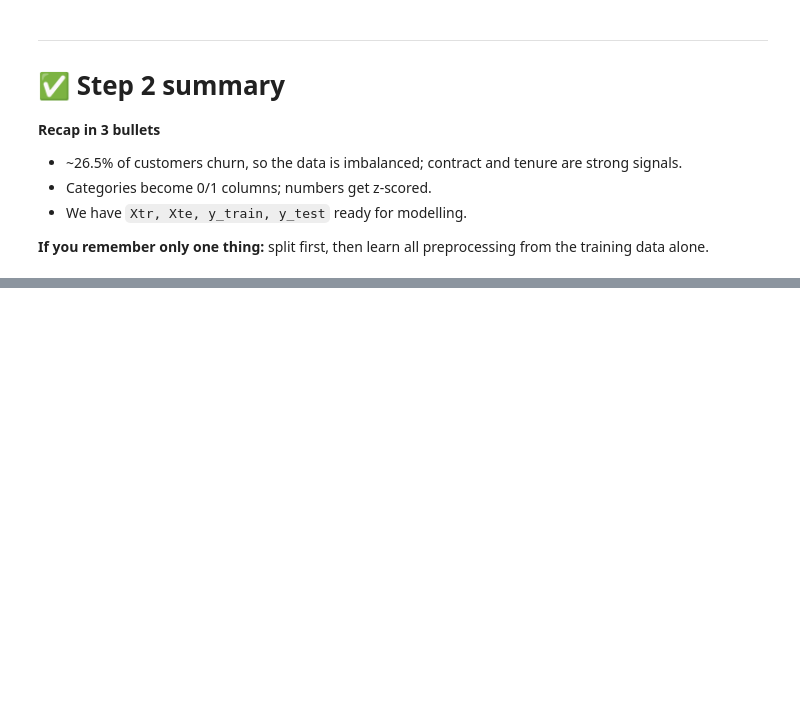
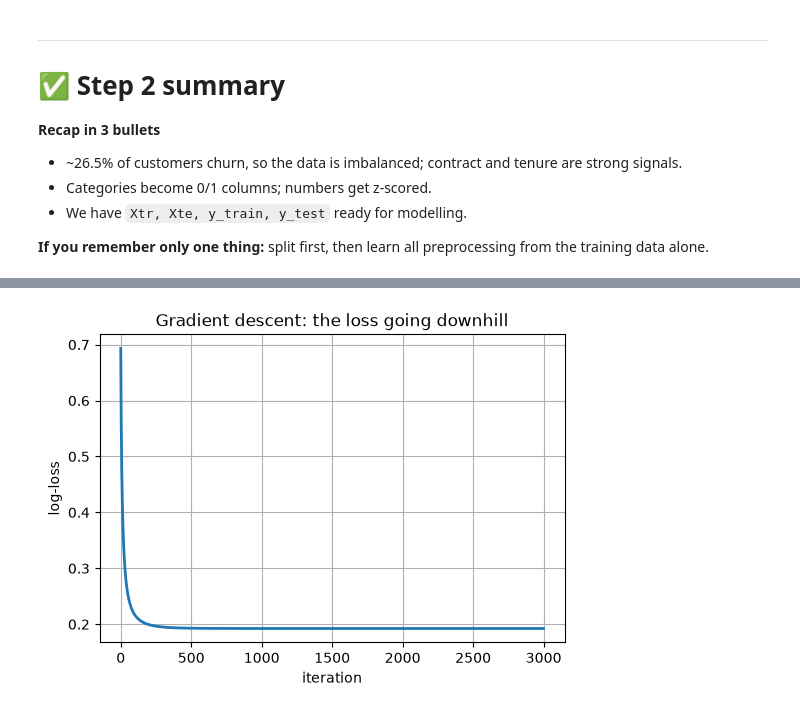
Before and after one commit to Arnav-Shrivastava/logistic-regression-zero-to-one, a Jupyter notebook: logistic_regression_zero_to_one.ipynb, the cells around one changed output, grey strips where cells are left out. Cells and saved outputs as stored; diff of their text form; code cells hidden in the pictures; blank space fills up the shorter version.

Commit message:
feat: add from-scratch logistic regression with decision boundary and sklearn check

```diff
--- a/logistic_regression_zero_to_one.ipynb
+++ b/logistic_regression_zero_to_one.ipynb
@@ -761,0 +846,23 @@ To avoid data leakage: the test set must stay a true 'unseen exam'.
+# %%
+def sigmoid(z):                                  # squash any score into (0, 1)
+    return 1 / (1 + np.exp(-np.clip(z, -500, 500)))   # clip stops overflow for huge |z|
+
+def predict_proba(X, w, b):                     # probability of class 1 for every row of X
+    return sigmoid(X @ w + b)                   # score = X @ w + b, then squash
+
+def log_loss(y, p, eps=1e-12):                  # average log-loss (Step 1.5)
+    p = np.clip(p, eps, 1 - eps)                # avoid ln(0)
+    return -np.mean(y*np.log(p) + (1-y)*np.log(1-p))
+# %%
+def fit(X, y, lr=0.1, n_iter=1000):             # gradient descent training loop
+    n, d = X.shape                              # n customers, d features
+    w, b, history = np.zeros(d), 0.0, []        # start at all-zero weights
+    for _ in range(n_iter):                     # repeat n_iter times
+        p = predict_proba(X, w, b)              # current predictions
+        w -= lr * (X.T @ (p - y)) / n           # nudge weights: lr * (1/n) X^T (p - y)
+        b -= lr * np.mean(p - y)                # nudge bias
+        history.append(log_loss(y, p))          # remember the loss to plot later
+    return w, b, history
+
+def predict(X, w, b, threshold=0.5):            # hard yes/no using the threshold
+    return (predict_proba(X, w, b) >= threshold).astype(int)
@@ -761,0 +894,7 @@ To avoid data leakage: the test set must stay a true 'unseen exam'.
+# %%
+from sklearn.datasets import make_classification
+Xt, yt = make_classification(n_samples=300, n_features=2, n_redundant=0, n_informative=2,
+                             n_clusters_per_class=1, class_sep=0.8, flip_y=0.08, random_state=3)   # 2 clusters
+Xt = (Xt - Xt.mean(0)) / Xt.std(0)                 # scale: subtract mean, divide by std
+w_t, b_t, hist_t = fit(Xt, yt, lr=0.5, n_iter=3000) # train OUR model
+print("weights:", w_t.round(3), "bias:", round(b_t, 3), "| final loss:", round(hist_t[-1], 4))
@@ -761,0 +903,5 @@ To avoid data leakage: the test set must stay a true 'unseen exam'.
+# %%
+plt.plot(hist_t, lw=2); plt.xlabel("iteration"); plt.ylabel("log-loss")
+plt.title("Gradient descent: the loss going downhill"); plt.show()
+# %% [output]
+[figure, added]
```
Also changed, not shown: parts of 26 cells of this notebook.
